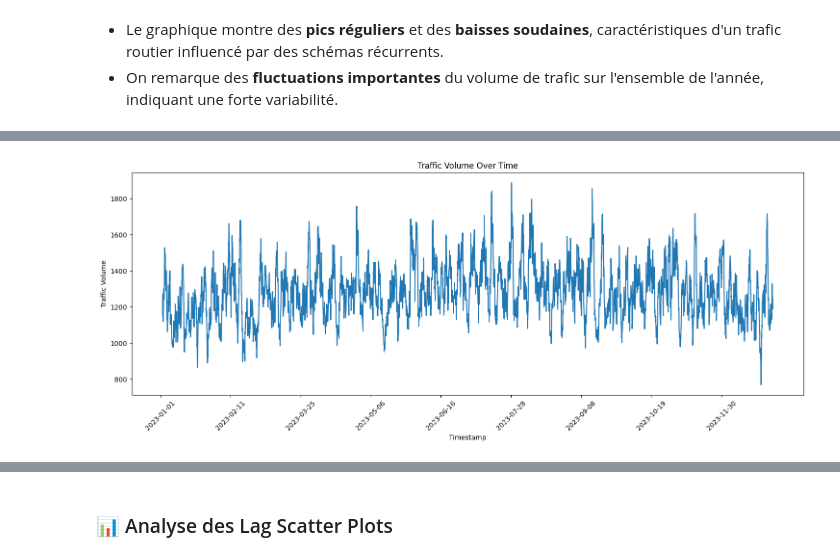
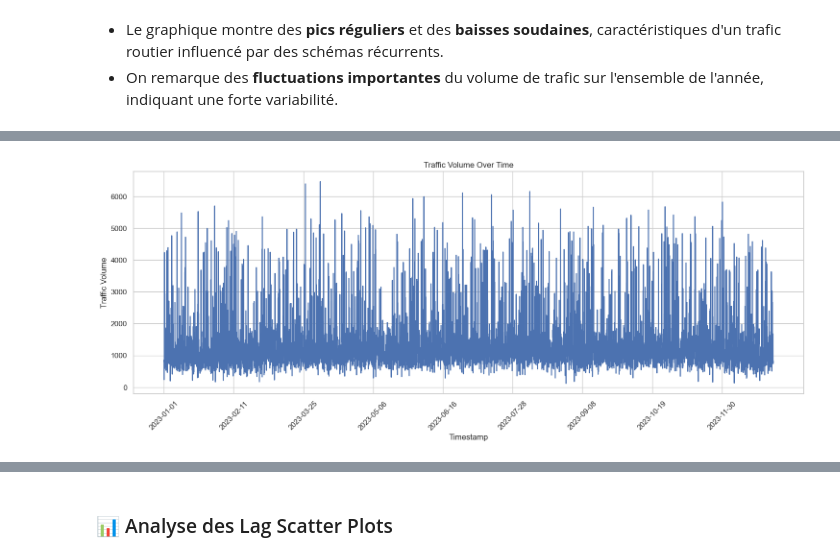
Before and after one commit to linabnz/MOSEF---Projet-Time-Series, a Jupyter notebook: exploration.ipynb, the cells around one changed output, grey strips where cells are left out. Cells and saved outputs as stored; diff of their text form; code cells hidden in the pictures.

```diff
--- a/exploration.ipynb
+++ b/exploration.ipynb
@@ -141,12 +162,12 @@ plt.show()
 # %%
 # smoothe data
 plt.figure(figsize=(18, 6))
 # Smooth the data using rolling mean
-df['Traffic Volume'] = df['Traffic Volume'].rolling(window=30).mean()
+df['smooth_Traffic Volume'] = df['Traffic Volume'].rolling(window=30).mean()
 sns.lineplot(x='Timestamp', y='Traffic Volume', data=df,errorbar=None)
 plt.xticks(ticks=df['Timestamp'][::1000], rotation=45)
 
 plt.title('Traffic Volume Over Time')
 plt.show()
 # %% [output]
-[figure, old version]
+[figure, new version]
```
Also changed, not shown: parts of 16 cells of this notebook.
